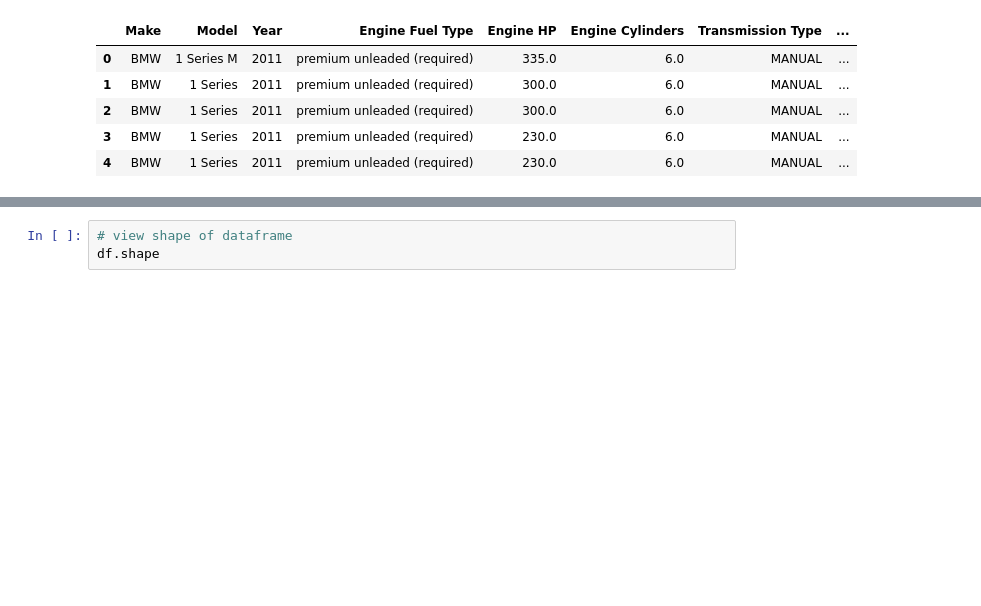
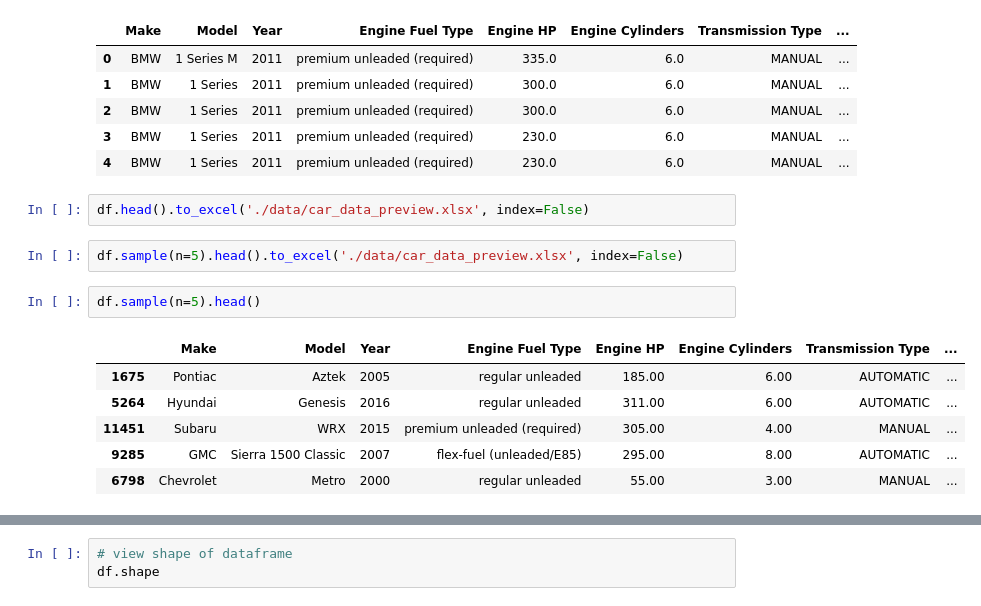
Before and after one commit to MrKimhoff/Python-Car-Price-Prediction, a Jupyter notebook: Python-Used-Car-Price-Prediction.ipynb, the cells around one changed output, grey strips where cells are left out. Saved outputs shown, nothing was run; the diff lists cells and outputs as text; blank space fills up the shorter version.

```diff
--- a/Python-Used-Car-Price-Prediction.ipynb
+++ b/Python-Used-Car-Price-Prediction.ipynb
@@ -31,3 +31,16 @@ df.head()
 | 2 | BMW | 1 Series | 2011 | premium unleaded (required) | 300.0 | 6.0 | MANUAL | ... |
 | 3 | BMW | 1 Series | 2011 | premium unleaded (required) | 230.0 | 6.0 | MANUAL | ... |
 | 4 | BMW | 1 Series | 2011 | premium unleaded (required) | 230.0 | 6.0 | MANUAL | ... |
+# %%
+df.head().to_excel('./data/car_data_preview.xlsx', index=False)
+# %%
+df.sample(n=5).head().to_excel('./data/car_data_preview.xlsx', index=False)
+# %%
+df.sample(n=5).head()
+# %% [output]
+|  | Make | Model | Year | Engine Fuel Type | Engine HP | Engine Cylinders | Transmission Type | ... |
+| 1675 | Pontiac | Aztek | 2005 | regular unleaded | 185.00 | 6.00 | AUTOMATIC | ... |
+| 5264 | Hyundai | Genesis | 2016 | regular unleaded | 311.00 | 6.00 | AUTOMATIC | ... |
+| 11451 | Subaru | WRX | 2015 | premium unleaded (required) | 305.00 | 4.00 | MANUAL | ... |
+| 9285 | GMC | Sierra 1500 Classic | 2007 | flex-fuel (unleaded/E85) | 295.00 | 8.00 | AUTOMATIC | ... |
+| 6798 | Chevrolet | Metro | 2000 | regular unleaded | 55.00 | 3.00 | MANUAL | ... |
```
Also changed, not shown: parts of 10 cells of this notebook, 3 other files.
